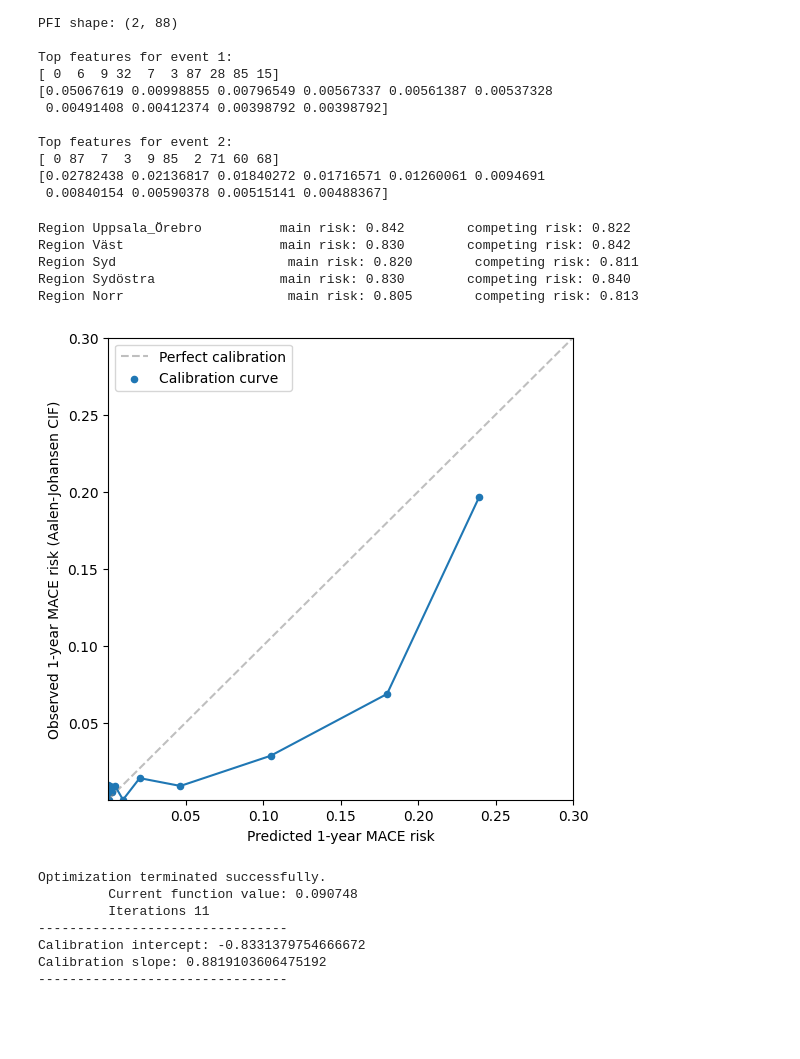
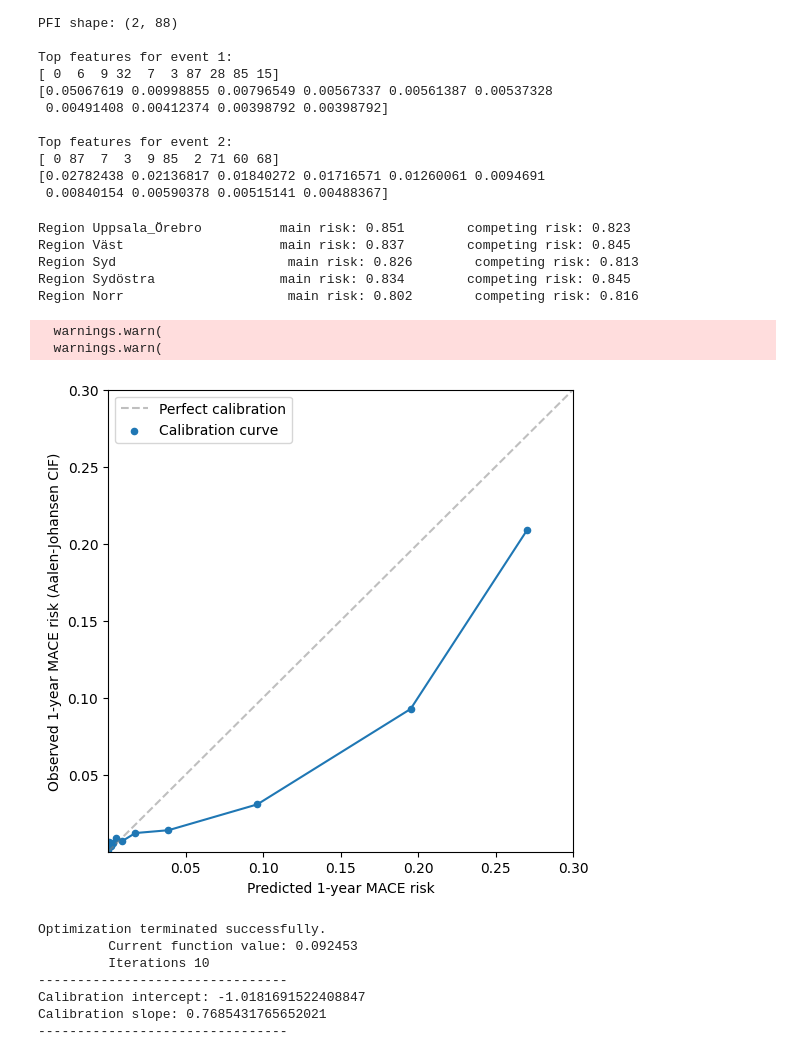
Before and after one commit to MehdiManshadi/DeepHit_updated, a Jupyter notebook: RunMe.ipynb, the cells around one changed output. Drawn from its saved outputs; the diff is of its cells as text; code cells hidden in the pictures; blank space fills up the shorter version.

```diff
--- a/RunMe.ipynb
+++ b/RunMe.ipynb
@@ -95,12 +168,8 @@ for i in range(CV_ITERATION):
         shared_layers=(30, 15, 5),
         MR_layers=[5, 10],
         CR_layers=(5, 10),
-        dropout=0.25
+        dropout=0.5
     )
-
-    # Build model (optional sanity check)
-    pmf = model(tr_data[:2], training=False)
-    print("PMF shape:", pmf.shape)   # (B, K, T)
 
     model = TrainDeepHit(model, tr_data, tr_mask1, tr_mask2, tr_time, tr_label,
                     va_data, va_mask1, va_mask2, va_time, va_label, eval_time = [12],
@@ -113,7 +182,7 @@ for i in range(CV_ITERATION):
         """
         Compute event-specific C-index at a given time horizon.
         """
-        pred = model(data, training=False).numpy()  # (N, K, T)
+        pred = model.call(data, training=False).numpy()  # (N, K, T)
 
         if eval_horizon >= pred.shape[2]:
             raise ValueError("eval_horizon exceeds num_Category")
@@ -139,5 +208,5 @@ for i in range(CV_ITERATION):
         eval_horizon
     )
 
-    print("Baseline C-index:", baseline_cindex)
+    print(f"Baseline C-index: {baseline_cindex[0]:.3f} (competing event: {baseline_cindex[1]:.3f})")
 # %% [output]
@@ -295,7 +373,7 @@ for i in range(len(path)):
     time   = time.astype(np.float32)
     label  = label.astype(np.int32)
 
-    pred = model.call(data)
+    pred = model.call(data, training=False).numpy()  # (N, K, T)
     resultfeat = np.zeros([num_Event, len(eval_time)])
 
     for t, t_time in enumerate(eval_time):
@@ -322,24 +400,46 @@ for i in range(len(path)):
         f"competing risk: {resultfeat[1,0]:.3f}"
     )
 # %% [output]
-Region Uppsala_Örebro          main risk: 0.842        competing risk: 0.822
-Region Väst                    main risk: 0.830        competing risk: 0.842
-Region Syd                      main risk: 0.820        competing risk: 0.811
-Region Sydöstra                main risk: 0.830        competing risk: 0.840
-Region Norr                     main risk: 0.805        competing risk: 0.813
+Region Uppsala_Örebro          main risk: 0.851        competing risk: 0.823
+Region Väst                    main risk: 0.837        competing risk: 0.845
+Region Syd                      main risk: 0.826        competing risk: 0.813
+Region Sydöstra                main risk: 0.834        competing risk: 0.845
+Region Norr                     main risk: 0.802        competing risk: 0.816
 # %%
 # ==================================================
 # DeepHit competing-risk calibration at 12 months
 # ==================================================
 import matplotlib.pyplot as plt
 from lifelines import AalenJohansenFitter
+# ==================================================
+# Load data
+# ==================================================
+data_dir = Path(os.getenv("DATA_DIR"))
+path = data_dir / "Region_sthlm_Gotland_model_data_binary.csv"
 
+x_dim, (data, time, label), (mask1, mask2) = impt.import_dataset(path,time_scale=1.2)
+
+# Normalize age and log-transform certain features
+data[:, 0] = (data[:, 0] - data[:, 0].mean()) / data[:, 0].std()
+
+for j in range(data.shape[1] - 3, data.shape[1]):
+    data[:, j] = np.log1p(data[:, j])
+    data[:, j] = (data[:, j] - data[:, j].mean()) / data[:, j].std()
+
+# --------------------------------------------------
+# Ensure TensorFlow-compatible dtypes
+# --------------------------------------------------
+data   = data.astype(np.float32)
+mask1  = mask1.astype(np.float32)
+mask2  = mask2.astype(np.float32)
+time   = time.astype(np.float32)
+label  = label.astype(np.int32)
 
 # ==================================================
 # 1. Predict from DeepHit model
 # ==================================================
 
-pred = model(va_data, training=False).numpy()
+pred = model.call(data, training=False).numpy()
 
 # Expected shape:
 # (patients, events, time_bins)
@@ -366,13 +466,13 @@ risk_1yr = np.sum(
 
 eval_df = pd.DataFrame({
 
-    "time": va_time.ravel(),
+    "time": time.ravel(),
 
     # Keep original competing-risk labels:
     # 0 = censored
     # 1 = MACE
     # 2 = competing event
-    "event": va_label.ravel(),
+    "event": label.ravel(),
 
     "risk_1yr": risk_1yr
 
@@ -384,7 +484,7 @@ eval_df = pd.DataFrame({
 
 eval_df["risk_decile"] = pd.qcut(
     eval_df["risk_1yr"],
-    q=10,
+    q=15,
     labels=False,
     duplicates="drop"
 )
@@ -476,34 +576,36 @@ plt.scatter(
     s=20,
     label="Calibration curve"
 )
 
 plt.plot(
     calibration_results["predicted_risk"],
     calibration_results["observed_risk"],
     "-",
     color="#1f77b4"
 )
 
 plt.xlabel(
     "Predicted 1-year MACE risk"
 )
 
 plt.ylabel(
     "Observed 1-year MACE risk (Aalen-Johansen CIF)"
 )
 
 
 plt.xlim(2e-6, max_value)
 plt.ylim(2e-6, max_value)
 #plt.xscale("log")
 #plt.yscale("log")
 
 plt.legend()
 plt.grid(False)
 
 plt.show()
 # %% [output]
+  warnings.warn(
+  warnings.warn(
-[figure, old version]
+[figure, new version]
 # %%
 # ==================================================
 # Calibration slope and intercept
@@ -570,11 +672,11 @@ print("Calibration slope:",
 print("--------------------------------")
 # %% [output]
 Optimization terminated successfully.
-         Current function value: 0.090748
-         Iterations 11
+         Current function value: 0.092453
+         Iterations 10
 --------------------------------
-Calibration intercept: -0.8331379754666672
-Calibration slope: 0.8819103606475192
+Calibration intercept: -1.0181691522408847
+Calibration slope: 0.7685431765652021
 --------------------------------
 # %%
 # ==================================================
```
Also changed, not shown: parts of 5 cells of this notebook, 1 other file.
